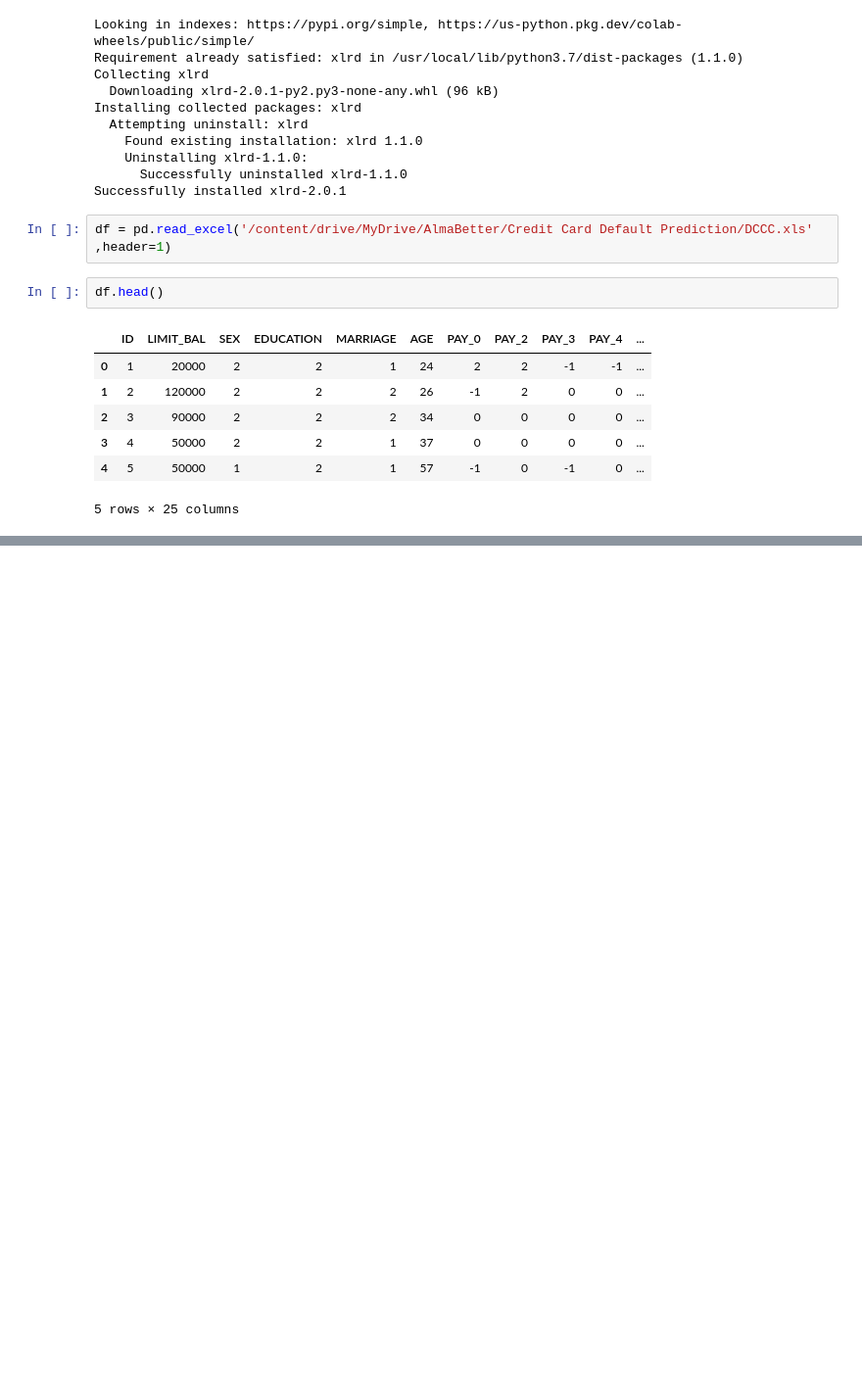
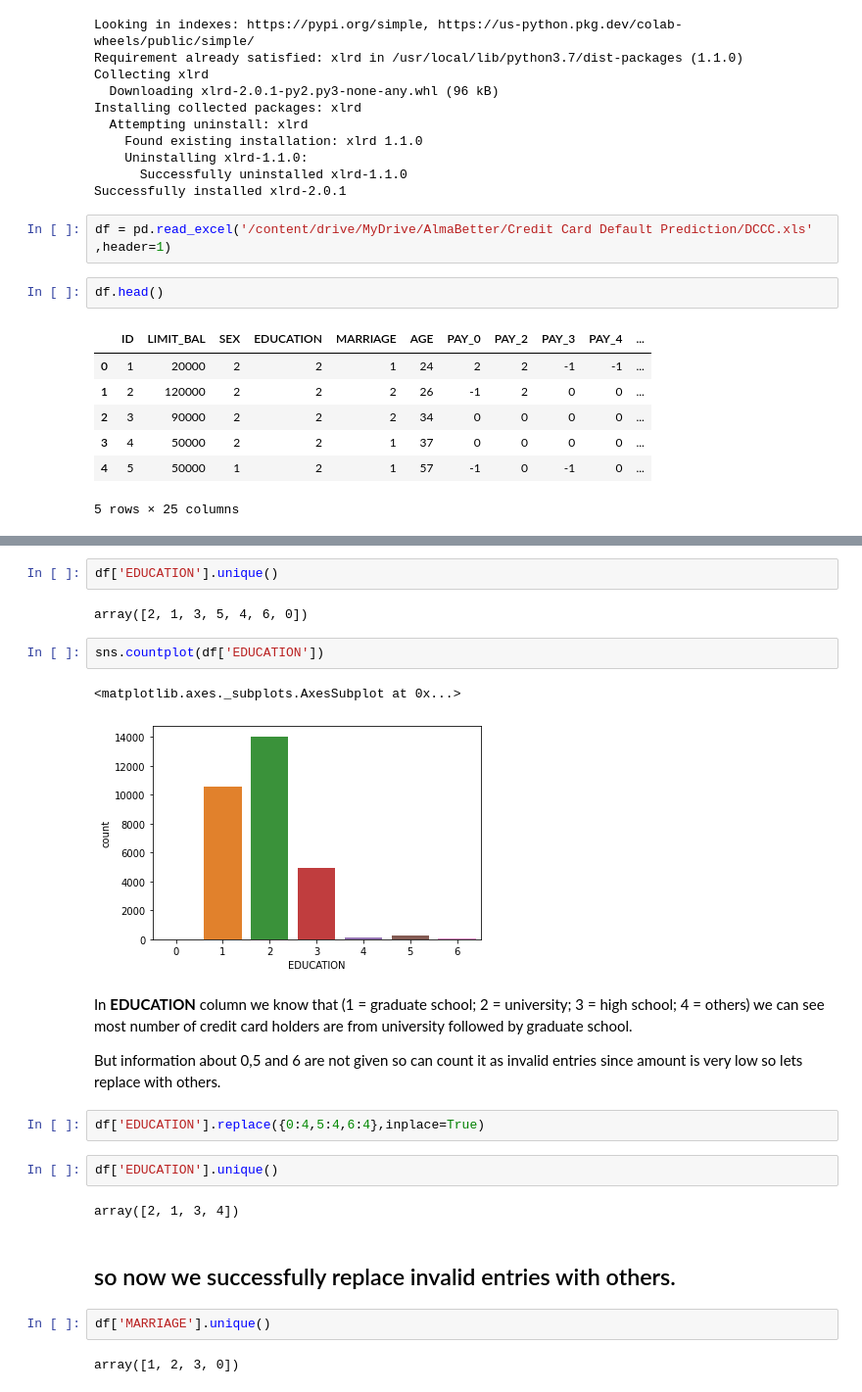
Before and after one commit to IfrazQazi/Credit-Card-Default-Prediction, a Jupyter notebook: Credit_Card_Default_Prediction.ipynb, the cells around one changed output, grey strips where cells are left out. Shown: that part at 98% size. Drawn from its saved outputs; the diff is of its cells as text; blank space fills up the shorter version.

```diff
--- a/Credit_Card_Default_Prediction.ipynb
+++ b/Credit_Card_Default_Prediction.ipynb
@@ -76,0 +250,25 @@ df.head()
+# %%
+df['EDUCATION'].unique()
+# %% [output]
+array([2, 1, 3, 5, 4, 6, 0])
+# %%
+sns.countplot(df['EDUCATION'])
+# %% [output]
+<matplotlib.axes._subplots.AxesSubplot at 0x...>
+[figure, added]
+# %% [markdown]
+In <b>EDUCATION</b> column we know that (1 = graduate school; 2 = university; 3 = high school; 4 = others) we can see most number of credit card holders are from university followed by graduate school.
+
+But information about 0,5 and 6 are not given so can count it as invalid entries since amount is very low so lets  replace with others.
+# %%
+df['EDUCATION'].replace({0:4,5:4,6:4},inplace=True)
+# %%
+df['EDUCATION'].unique()
+# %% [output]
+array([2, 1, 3, 4])
+# %% [markdown]
+## so now we successfully replace invalid entries with others.
+# %%
+df['MARRIAGE'].unique()
+# %% [output]
+array([1, 2, 3, 0])
```
Also changed, not shown: parts of 39 cells of this notebook.
